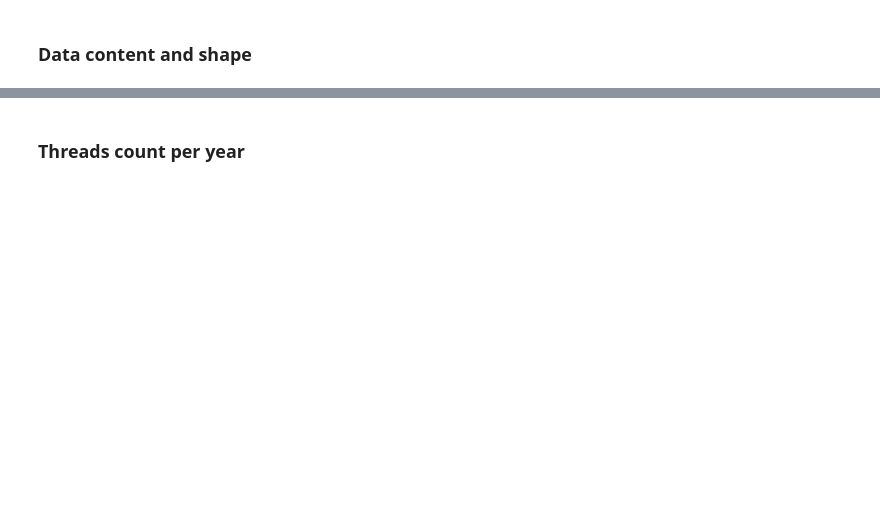
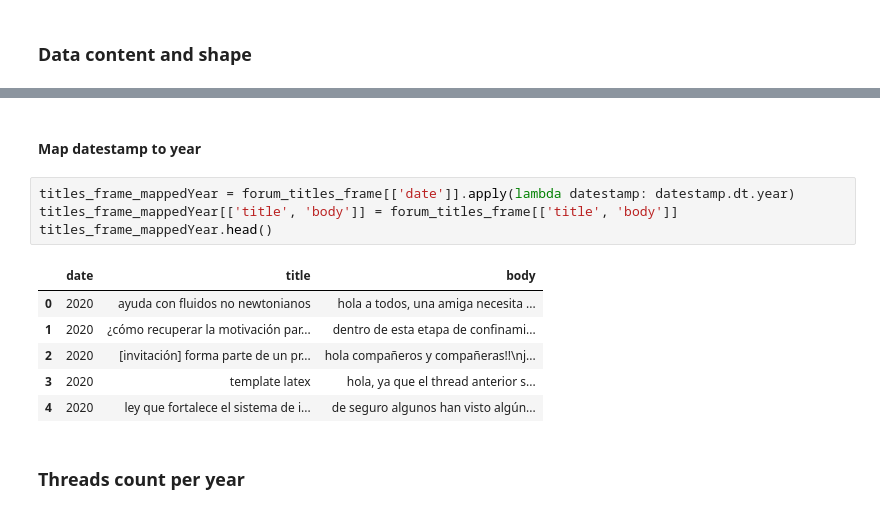
Before and after one commit to martinKindall/forum_analysis_wordclouds, a Jupyter notebook: Forum_analysis.ipynb, the cells around one changed output, grey strips where cells are left out. Drawn from its saved outputs; the diff is of its cells as text; blank space fills up the shorter version.

```diff
--- a/Forum_analysis.ipynb
+++ b/Forum_analysis.ipynb
@@ -45,3 +45,16 @@ RangeIndex(start=0, stop=91986, step=1)
+# %% [markdown]
+#### Map datestamp to year
+# %%
+titles_frame_mappedYear = forum_titles_frame[['date']].apply(lambda datestamp: datestamp.dt.year)
+titles_frame_mappedYear[['title', 'body']] = forum_titles_frame[['title', 'body']]
+titles_frame_mappedYear.head()
+# %% [output]
+|  | date | title | body |
+| 0 | 2020 | ayuda con fluidos no newtonianos | hola a todos, una amiga necesita ... |
+| 1 | 2020 | ¿cómo recuperar la motivación par... | dentro de esta etapa de confinami... |
+| 2 | 2020 | [invitación] forma parte de un pr... | hola compañeros y compañeras!!\nj... |
+| 3 | 2020 | template latex | hola, ya que el thread anterior s... |
+| 4 | 2020 | ley que fortalece el sistema de i... | de seguro algunos han visto algún... |
 # %% [markdown]
 ### Threads count per year
 # %%
```
Also changed, not shown: parts of 8 cells of this notebook.
